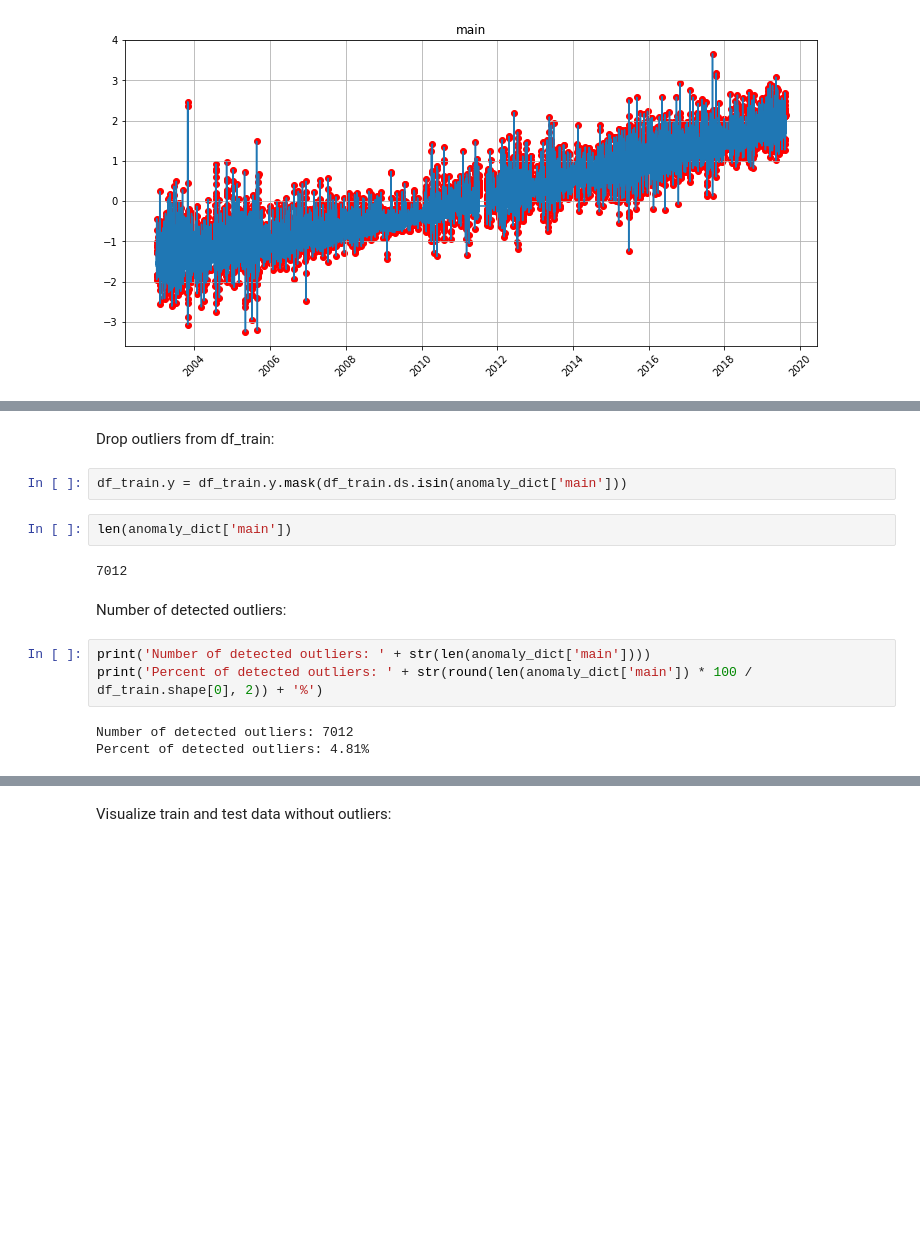
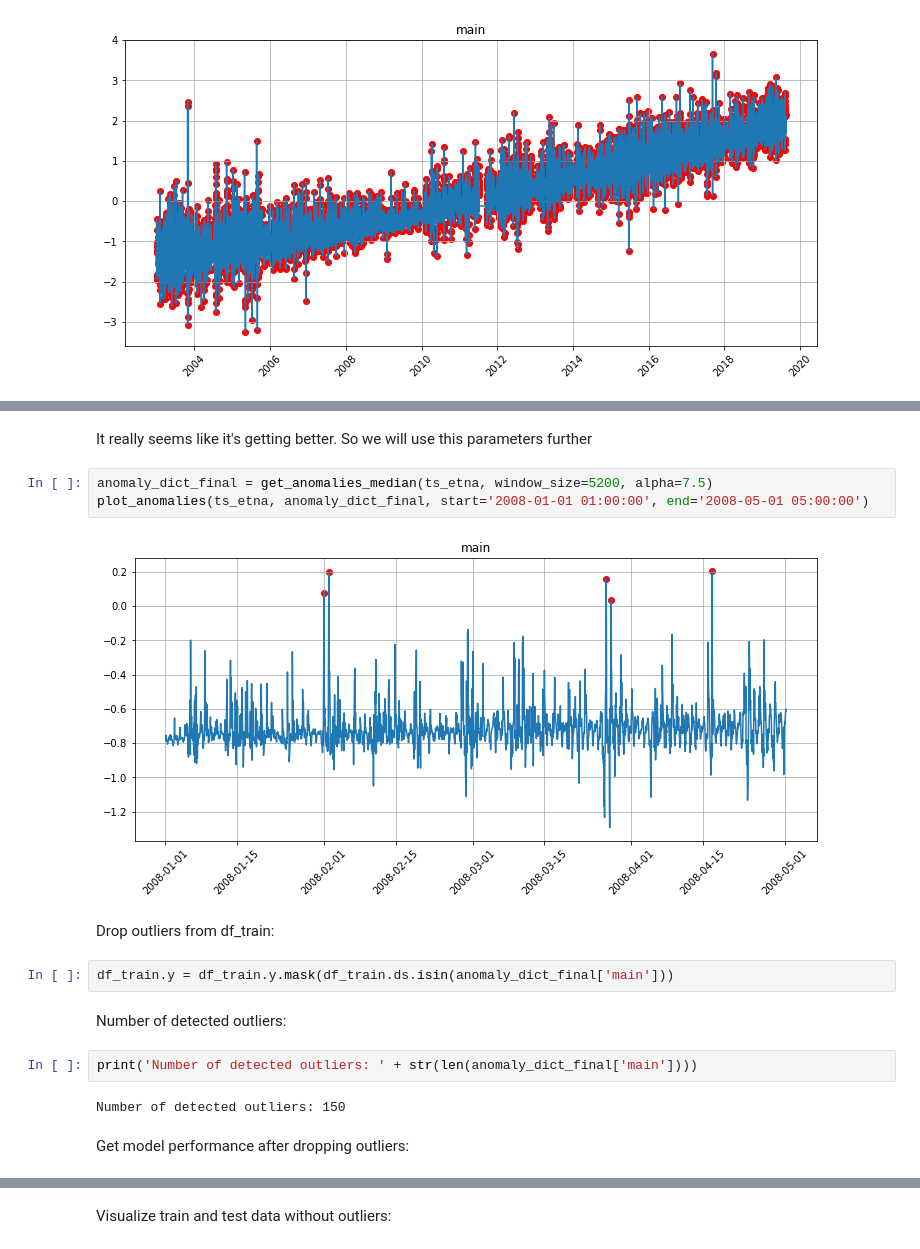
Before and after one commit to OkoksNeDam/geoinformation-data-forecasting, a Jupyter notebook: prophet.ipynb, the cells around one changed output, grey strips where cells are left out. Drawn from its saved outputs; the diff is of its cells as text; blank space fills up the shorter version.

```diff
--- a/prophet.ipynb
+++ b/prophet.ipynb
@@ -376,18 +407,21 @@ plot_anomalies(ts_etna, anomaly_dict)
+# %% [markdown]
+It really seems like it's getting better. So we will use this parameters further
+# %%
+anomaly_dict_final = get_anomalies_median(ts_etna, window_size=5200, alpha=7.5)
+plot_anomalies(ts_etna, anomaly_dict_final, start='2008-01-01 01:00:00', end='2008-05-01 05:00:00')
+# %% [output]
+[figure, added]
 # %% [markdown]
 Drop outliers from df_train:
 # %%
-df_train.y = df_train.y.mask(df_train.ds.isin(anomaly_dict['main']))
+df_train.y = df_train.y.mask(df_train.ds.isin(anomaly_dict_final['main']))
-# %%
-len(anomaly_dict['main'])
-# %% [output]
-7012
 # %% [markdown]
 Number of detected outliers:
 # %%
-print('Number of detected outliers: ' + str(len(anomaly_dict['main'])))
-print('Percent of detected outliers: ' + str(round(len(anomaly_dict['main']) * 100 / df_train.shape[0], 2)) + '%')
+print('Number of detected outliers: ' + str(len(anomaly_dict_final['main'])))
 # %% [output]
-Number of detected outliers: 7012
-Percent of detected outliers: 4.81%
+Number of detected outliers: 150
+# %% [markdown]
+Get model performance after dropping outliers:
 # %%
 m = Prophet()
```
Also changed, not shown: parts of 13 cells of this notebook.
